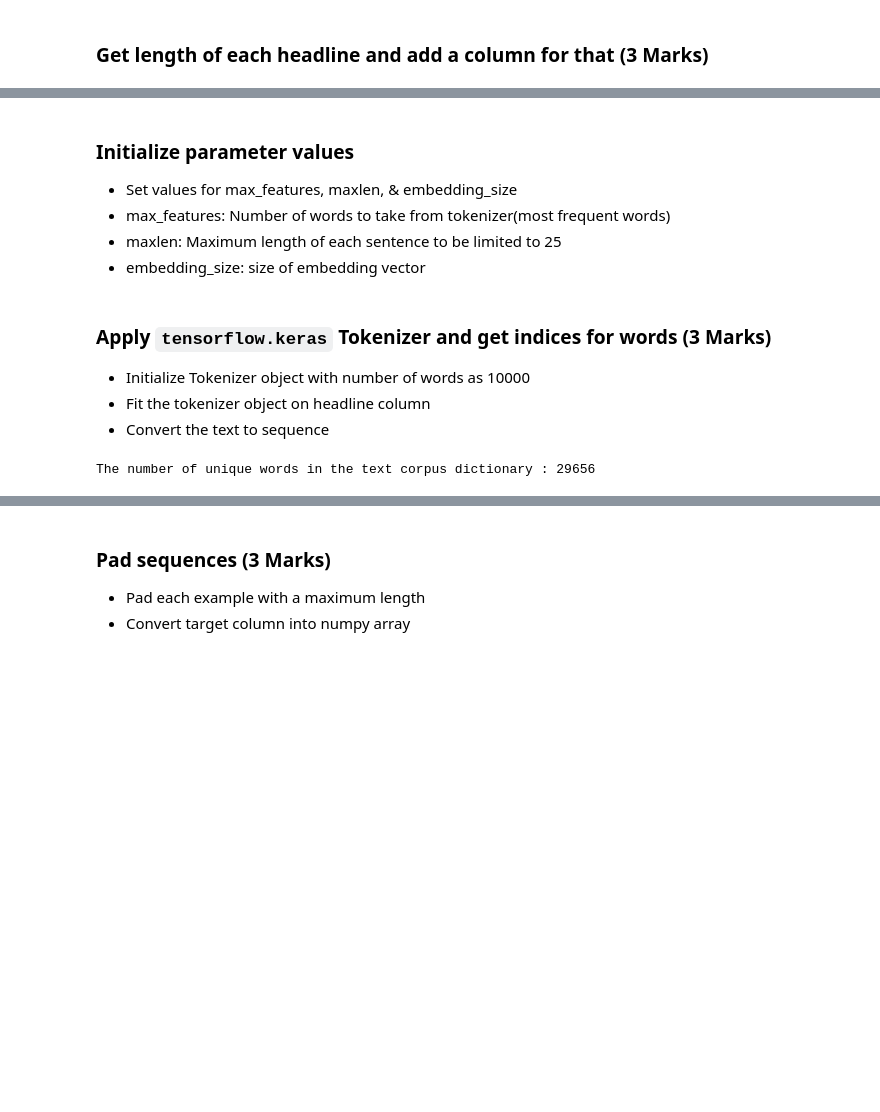
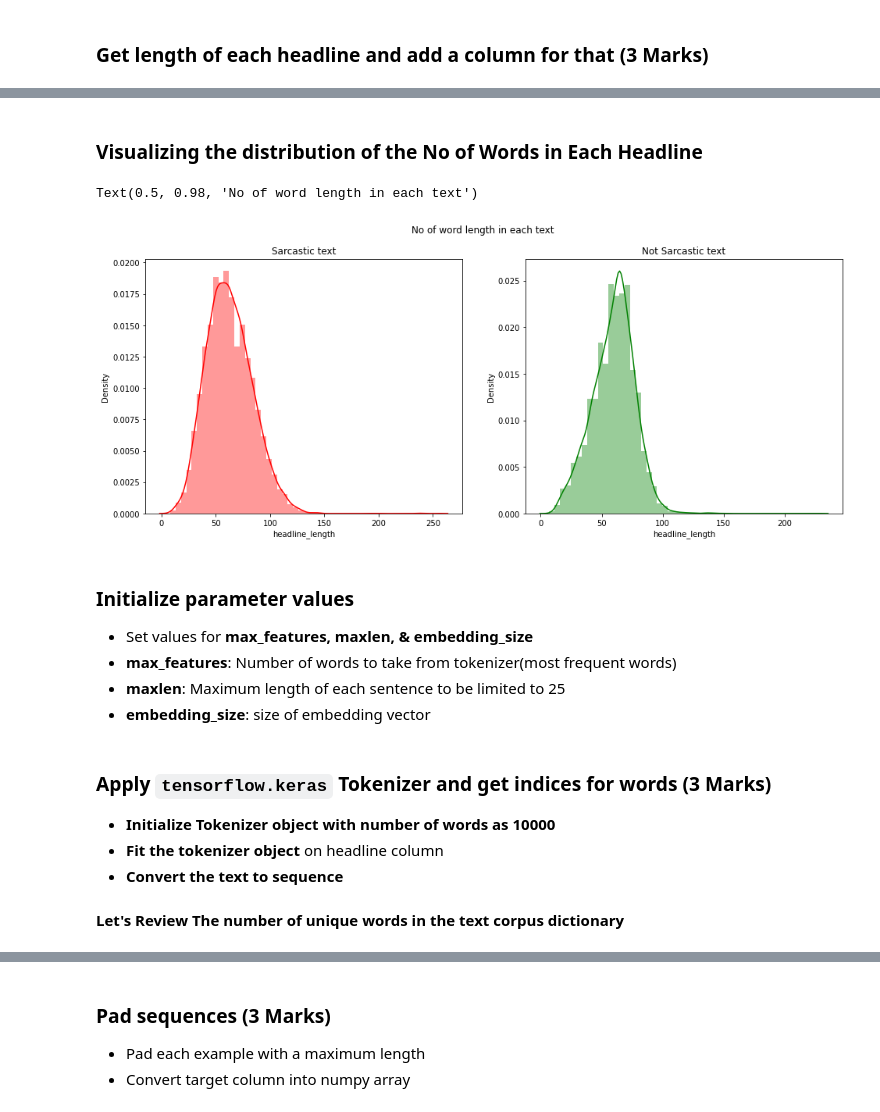
Before and after one commit to ksarkargh/AIMLOnlineDec19A, a Jupyter notebook: NLP/Questions_Project_2_Sequential_Models_in_NLP_Sarcasm_Detection_Kausik.ipynb, the cells around one changed output, grey strips where cells are left out. Cells and saved outputs as stored; diff of their text form; code cells hidden in the pictures; blank space fills up the shorter version.

```diff
--- a/NLP/Questions_Project_2_Sequential_Models_in_NLP_Sarcasm_Detection_Kausik.ipynb
+++ b/NLP/Questions_Project_2_Sequential_Models_in_NLP_Sarcasm_Detection_Kausik.ipynb
@@ -73,24 +157,45 @@ df
+# %% [markdown]
+### Visualizing the distribution of the No of Words in Each Headline
+# %%
+import warnings
+warnings.filterwarnings("ignore")
+
+fig,(ax1,ax2)=plt.subplots(1,2,figsize=(16,6))
+
+sns.distplot(df['headline_length'][df['is_sarcastic']==1],ax=ax1,color='red')
+ax1.set_title('Sarcastic text')
+
+sns.distplot(df['headline_length'][df['is_sarcastic']==0],ax=ax2,color='green')
+ax2.set_title('Not Sarcastic text')
+
+fig.suptitle('No of word length in each text')
+# %% [output]
+Text(0.5, 0.98, 'No of word length in each text')
+[figure, added]
 # %% [markdown]
 ### Initialize parameter values
-- Set values for max_features, maxlen, & embedding_size
-- max_features: Number of words to take from tokenizer(most frequent words)
-- maxlen: Maximum length of each sentence to be limited to 25
-- embedding_size: size of embedding vector
+- Set values for **max_features, maxlen, & embedding_size**
+- **max_features**: Number of words to take from tokenizer(most frequent words)
+- **maxlen**: Maximum length of each sentence to be limited to 25
+- **embedding_size**: size of embedding vector
 # %%
 max_features = 10000
 maxlen = 25
 embedding_size = 200
 # %% [markdown]
 ### Apply `tensorflow.keras` Tokenizer and get indices for words (3 Marks)
-- Initialize Tokenizer object with number of words as 10000
-- Fit the tokenizer object on headline column
-- Convert the text to sequence
+- **Initialize Tokenizer object with number of words as 10000**
+- **Fit the tokenizer object** on headline column
+- **Convert the text to sequence**
 # %%
 from keras.preprocessing.text import Tokenizer
-# create the tokenizer
+# create the tokenizer with number of words as 10000
 tokenizer = Tokenizer(num_words=max_features)
+
+# Fit the tokenizer object on headline column
 tokenizer.fit_on_texts(df.headline)
+
+# Convert the text to sequence
 tokenizer_seq = tokenizer.texts_to_sequences(df.headline)
-print("The number of unique words in the text corpus dictionary : {}".format(len(tokenizer.word_index)))
-# %% [output]
-The number of unique words in the text corpus dictionary : 29656
+# %% [markdown]
+**Let's Review The number of unique words in the text corpus dictionary**
```
Also changed, not shown: parts of 71 cells of this notebook, 1 other file.
